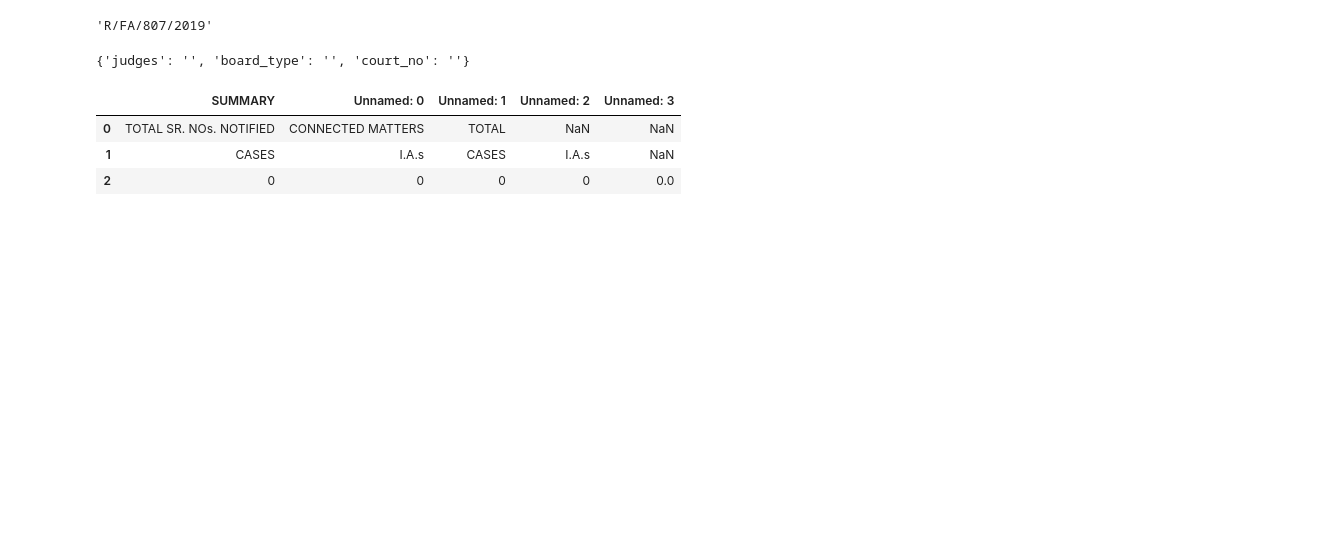
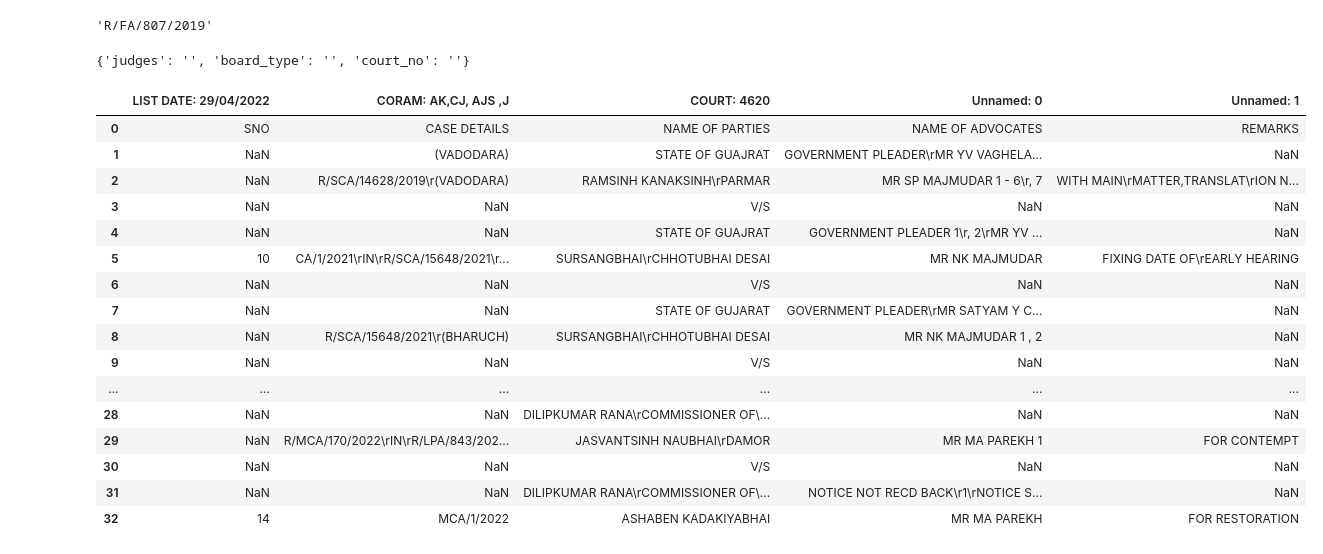
Before and after one commit to Aaditya11111/Aaditya11111, a Jupyter notebook: parser.ipynb, the cells around one changed output. Cells and saved outputs as stored; diff of their text form; code cells hidden in the pictures; blank space fills up the shorter version.

```diff
--- a/parser.ipynb
+++ b/parser.ipynb
@@ -7,6 +7,6 @@ import numpy as np
 #'NOTICE & ADJOURNED MATTERS','FOR FINAL HEARING']
 all_case_status=('FOR','ADJOURNED','NOTICE','URGENT','ON THE TOP','FRESH','BOARD','POSSESSION','CANCELLATION')
 # %%
-#tables=tabula.read_pdf('clist2.pdf',pages=[170,171],lattice=True)
-tables=tabula.read_pdf('clist2.pdf',pages='all',lattice=True)
+tables=tabula.read_pdf('clist2.pdf',pages=[6],lattice=True)
+#tables=tabula.read_pdf('clist2.pdf',pages='all',lattice=True)
 # %% [output]
@@ -88,38 +88,53 @@ def getBoardListDF(list_table,court_no,board_type,judges):
 
         list_tbl['case_nos_b']=list_tbl['CASE DETAILS'].copy() #.apply(lambda x:extract_case_no(x))
         list_tbl['case_nos_b']=list_tbl['case_nos_b'].fillna(method='ffill')
         list_tbl['case_nos_b'].where(list_tbl['case_nos_b'].apply(lambda x:x.startswith(case_no_pattern)),np.NaN,inplace=True) #remove text which is not case no.
         list_tbl['case_nos_b']=list_tbl['case_nos_b'].fillna(method='ffill') # refill na with current case no
         list_tbl_f=list_tbl.groupby(['srno','case_nos_b'],as_index=False).agg({'status':'first','REMARKS':'first','leave':list})
         list_tbl_f['leave']=list_tbl_f['leave'].apply(lambda x:''.join(x))
+        list_tbl_f['leave']=list_tbl_f['leave'].apply(lambda x: x.replace('\r',' '))
+
         list_tbl_f['REMARKS']=list_tbl_f['REMARKS'].fillna('na')
         list_tbl_f['REMARKS']=list_tbl_f['REMARKS'].apply(lambda x: x.replace('\r',' '))
         list_tbl_f['case_nos_b']=list_tbl_f['case_nos_b'].apply(lambda x:extract_case_no(x))
         list_tbl_f['board_type']=board_type
         list_tbl_f['court_no']=court_no
         list_tbl_f['judges']=judges
         return list_tbl_f
     else:
         return pd.DataFrame()
 
 #getBoardListDF(tables[0],2344,'Daily Board','XYZ')
 #isCaseListTable(tables[2])
 #t=tables[2].dropna(how='all').append(tables[3].iloc[1:,:],ignore_index=True)
 #t.iloc[18:35,:]
 #x=getBoardListDF(t,2344,'Daily Board','XYZ')
 #x
 #x.iloc[18:35,:]
 #'''
 #len(tables)
 #isCaseListTable(tables[2])
-tables[2]
+tables[0]
 #getBoardListDF(tables[2],2344,'Daily Board','XYZ')
 #.dropna(how='all')
 # %% [output]
-|  | SUMMARY | Unnamed: 0 | Unnamed: 1 | Unnamed: 2 | Unnamed: 3 |
-| 0 | TOTAL SR. NOs. NOTIFIED | CONNECTED MATTERS | TOTAL | NaN | NaN |
-| 1 | CASES | I.A.s | CASES | I.A.s | NaN |
-| 2 | 0 | 0 | 0 | 0 | 0.0 |
+|  | LIST DATE: 29/04/2022 | CORAM: AK,CJ, AJS ,J | COURT: 4620 | Unnamed: 0 | Unnamed: 1 |
+| 0 | SNO | CASE DETAILS | NAME OF PARTIES | NAME OF ADVOCATES | REMARKS |
+| 1 | NaN | (VADODARA) | STATE OF GUAJRAT | GOVERNMENT PLEADER\rMR YV VAGHELA... | NaN |
+| 2 | NaN | R/SCA/14628/2019\r(VADODARA) | RAMSINH KANAKSINH\rPARMAR | MR SP MAJMUDAR 1 - 6\r, 7 | WITH MAIN\rMATTER,TRANSLAT\rION N... |
+| 3 | NaN | NaN | V/S | NaN | NaN |
+| 4 | NaN | NaN | STATE OF GUAJRAT | GOVERNMENT PLEADER 1\r, 2\rMR YV ... | NaN |
+| 5 | 10 | CA/1/2021\rIN\rR/SCA/15648/2021\r... | SURSANGBHAI\rCHHOTUBHAI DESAI | MR NK MAJMUDAR | FIXING DATE OF\rEARLY HEARING |
+| 6 | NaN | NaN | V/S | NaN | NaN |
+| 7 | NaN | NaN | STATE OF GUJARAT | GOVERNMENT PLEADER\rMR SATYAM Y C... | NaN |
+| 8 | NaN | R/SCA/15648/2021\r(BHARUCH) | SURSANGBHAI\rCHHOTUBHAI DESAI | MR NK MAJMUDAR 1 , 2 | NaN |
+| 9 | NaN | NaN | V/S | NaN | NaN |
+| ... | ... | ... | ... | ... | ... |
+| 28 | NaN | NaN | DILIPKUMAR RANA\rCOMMISSIONER OF\... | NaN | NaN |
+| 29 | NaN | R/MCA/170/2022\rIN\rR/LPA/843/202... | JASVANTSINH NAUBHAI\rDAMOR | MR MA PAREKH 1 | FOR CONTEMPT |
+| 30 | NaN | NaN | V/S | NaN | NaN |
+| 31 | NaN | NaN | DILIPKUMAR RANA\rCOMMISSIONER OF\... | NOTICE NOT RECD BACK\r1\rNOTICE S... | NaN |
+| 32 | 14 | MCA/1/2022 | ASHABEN KADAKIYABHAI | MR MA PAREKH | FOR RESTORATION |
 # %%
 def getBoardTypeTables(tbls):
     tbl_list=[]
```
Also changed, not shown: parts of 1 cell of this notebook, 2 other files.
